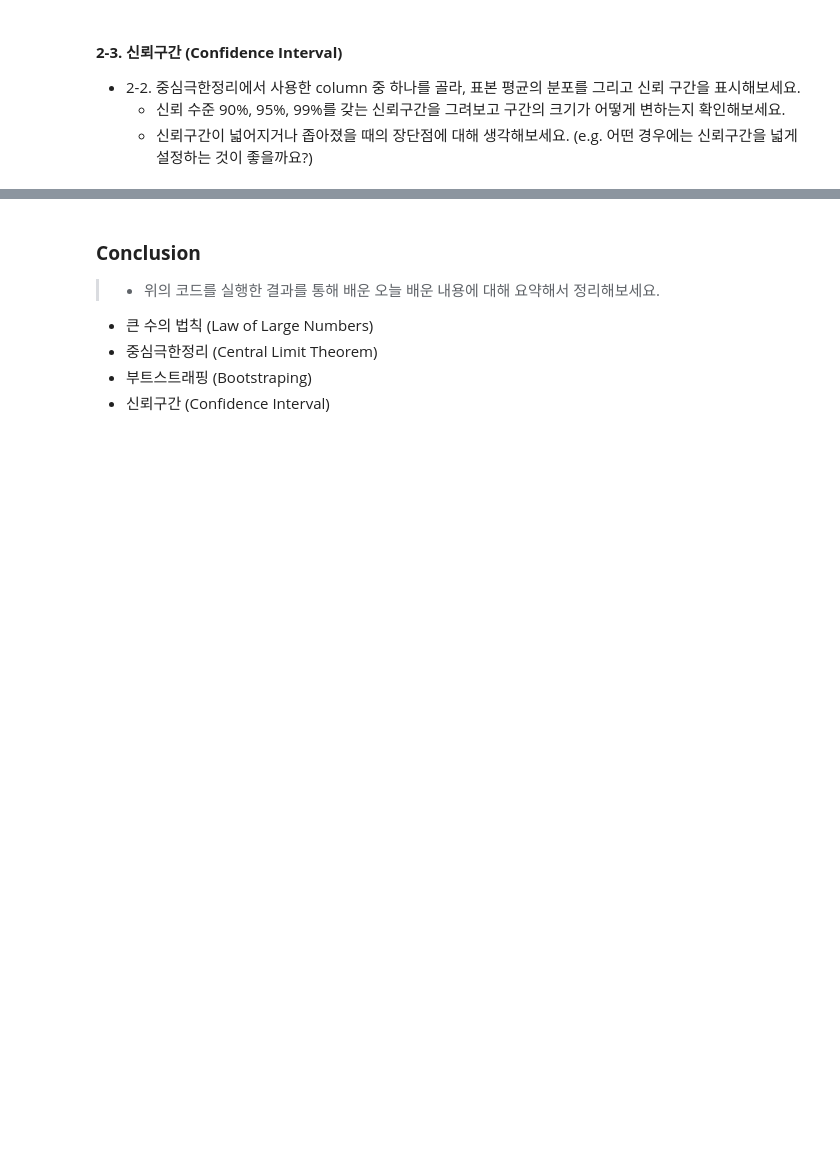
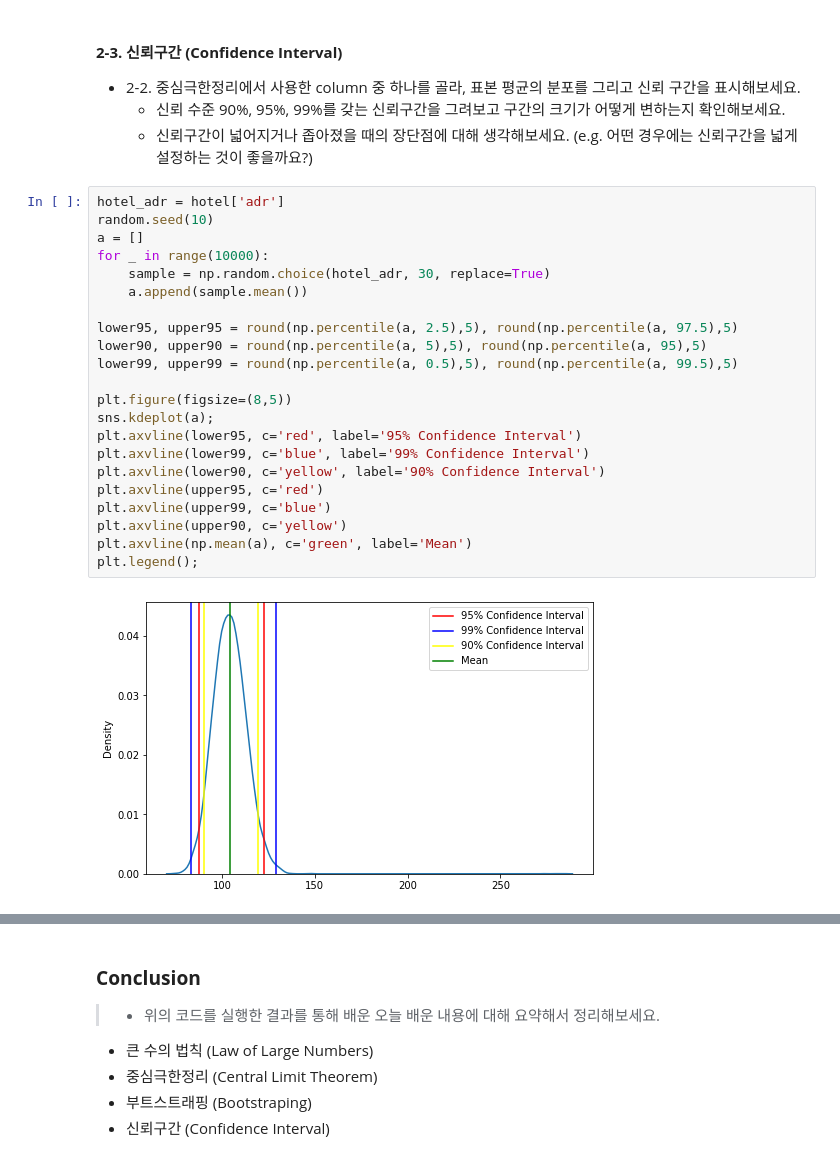
Before and after one commit to Ryu4824/code-states, a Jupyter notebook: Sprint2_Mini_Project_(1조).ipynb, the cells around one changed output, grey strips where cells are left out. Drawn from its saved outputs; the diff is of its cells as text; blank space fills up the shorter version.

```diff
--- a/Sprint2_Mini_Project_(1조).ipynb
+++ b/Sprint2_Mini_Project_(1조).ipynb
@@ -276,3 +336,27 @@ hotel
 - 2-2. 중심극한정리에서 사용한 column 중 하나를 골라, 표본 평균의 분포를 그리고 신뢰 구간을 표시해보세요.
   - 신뢰 수준 90%, 95%, 99%를 갖는 신뢰구간을 그려보고 구간의 크기가 어떻게 변하는지 확인해보세요.
   - 신뢰구간이 넓어지거나 좁아졌을 때의 장단점에 대해 생각해보세요. (e.g. 어떤 경우에는 신뢰구간을 넓게 설정하는 것이 좋을까요?)
+# %%
+hotel_adr = hotel['adr']
+random.seed(10)
+a = []
+for _ in range(10000):
+    sample = np.random.choice(hotel_adr, 30, replace=True)
+    a.append(sample.mean())
+
+lower95, upper95 = round(np.percentile(a, 2.5),5), round(np.percentile(a, 97.5),5)
+lower90, upper90 = round(np.percentile(a, 5),5), round(np.percentile(a, 95),5)
+lower99, upper99 = round(np.percentile(a, 0.5),5), round(np.percentile(a, 99.5),5)
+
+plt.figure(figsize=(8,5))
+sns.kdeplot(a);
+plt.axvline(lower95, c='red', label='95% Confidence Interval')
+plt.axvline(lower99, c='blue', label='99% Confidence Interval')
+plt.axvline(lower90, c='yellow', label='90% Confidence Interval')
+plt.axvline(upper95, c='red')
+plt.axvline(upper99, c='blue')
+plt.axvline(upper90, c='yellow')
+plt.axvline(np.mean(a), c='green', label='Mean')
+plt.legend();
+# %% [output]
+[figure, added]
```
Also changed, not shown: parts of 18 cells of this notebook.
